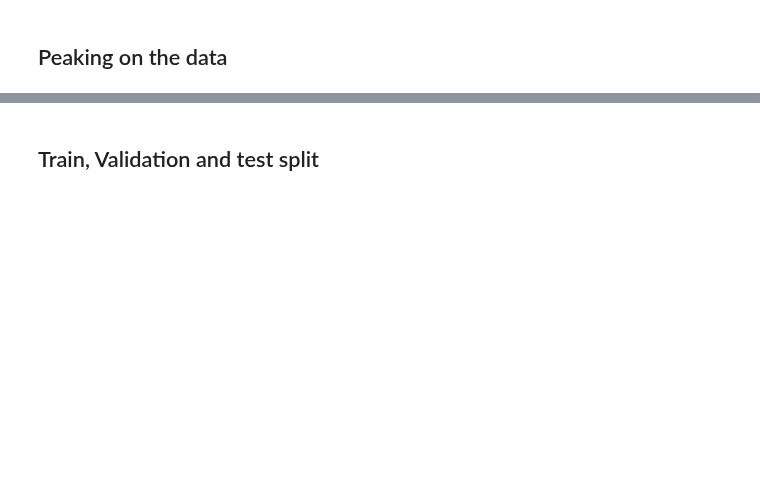
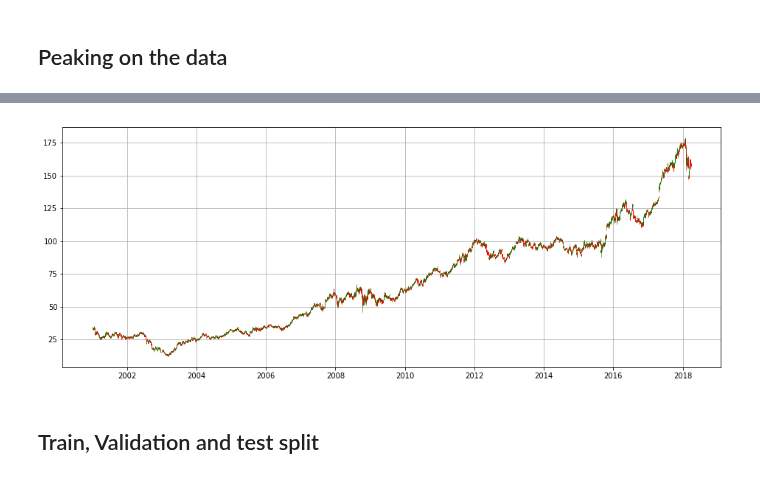
Before and after one commit to leoniloris/Stock-Price-Prediction, a Jupyter notebook: stock_price_prediction.ipynb, the cells around one changed output, grey strips where cells are left out. Cells and saved outputs as stored; diff of their text form; code cells hidden in the pictures; blank space fills up the shorter version.

Commit message:
Using date as index only after creating the features.

```diff
--- a/stock_price_prediction.ipynb
+++ b/stock_price_prediction.ipynb
@@ -55,7 +57,7 @@ import numpy as np
 api_key = os.environ['QUANDL_API_KEY']
 metadata_filename = 'WIKI_metadata.csv'
 dataset_filename = 'WIKI_dataset.csv'
-dates_range = ['2000-12-31', '2019-12-31']
+dates_range = ['2000-12-31', '2018-12-31']
 # %% [markdown]
 ## Downloading and extracting the dataset
 # %%
@@ -104,6 +106,5 @@ quandl.ApiConfig.api_key = api_key
 
 dataset_df = quandl.get_table('WIKI/PRICES', ticker = ['CENX', 'QCOM', 'YHOO', 'MCD'],
                         date = {'gte': dates_range[0], 'lte': dates_range[1]},
-                        paginate=True)
+                        paginate=True).reset_index(drop=True)
 dataset_df.head()
-dataset_df.set_index('date', inplace=True, drop=True)
@@ -114,6 +122,6 @@ from pandas.plotting import register_matplotlib_converters
 from mpl_finance import candlestick_ohlc
 import matplotlib.dates as mdates
 
-data_to_plot = dataset_df[dataset_df.ticker == 'MCD'][['open', 'high', 'low', 'close']].copy()
-data_to_plot['date'] = data_to_plot.index.map(mdates.date2num).copy()
+data_to_plot = dataset_df[dataset_df.ticker == 'MCD'][['open', 'high', 'low', 'close', 'date']].copy()
+data_to_plot['date'] = data_to_plot.date.map(mdates.date2num).copy()
 # %%
@@ -121,5 +129,5 @@ data_to_plot['date'] = data_to_plot.index.map(mdates.date2num).copy()
 # %%
-# plt.figure(figsize=(16, 6))
+plt.figure(figsize=(16, 6))
 ax = plt.subplot()
 candlestick_ohlc(ax, data_to_plot[['date', 'open', 'high', 'low', 'close']].values, width=.5, colorup='g', colordown='r')
 ax.xaxis_date()
@@ -133,3 +139,4 @@ del data_to_plot
+[figure, added]
 # %% [markdown]
 ## Train, Validation and test split
 # %% [markdown]
```
Also changed, not shown: parts of 24 cells of this notebook.
